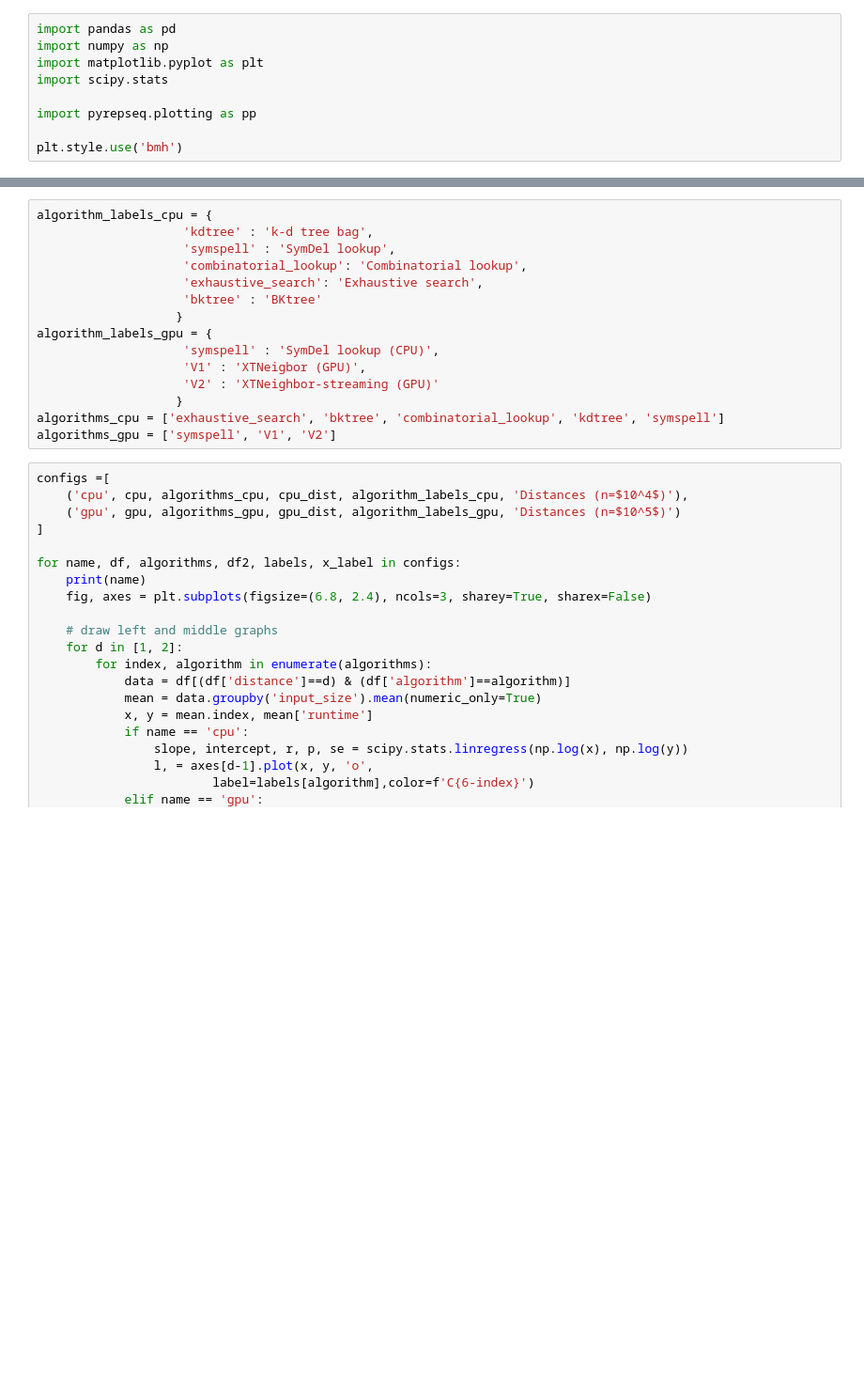
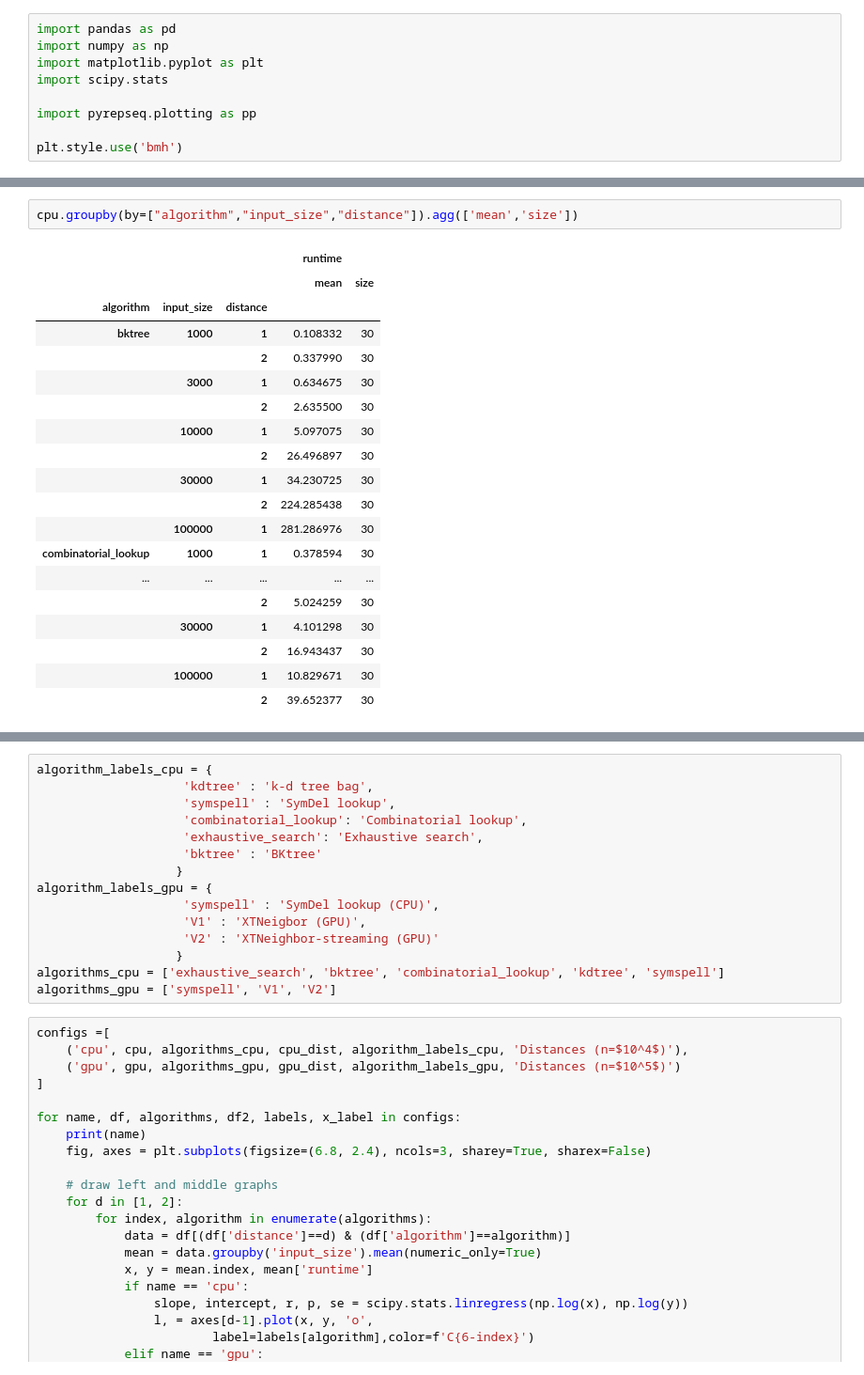
Before and after one commit to heartnetkung/XT-neighbor, a Jupyter notebook: pub/scaling_plots.ipynb, the cells around one changed output, grey strips where cells are left out. Shown: that part at 94% size. Cells and saved outputs as stored; diff of their text form; blank space fills up the shorter version.

```diff
--- a/pub/scaling_plots.ipynb
+++ b/pub/scaling_plots.ipynb
@@ -21,3 +21,25 @@ cpu.head()
+# %%
+cpu.groupby(by=["algorithm","input_size","distance"]).agg(['mean','size'])
+# %% [output]
+|  |  |  | runtime |  |
+|  |  |  | mean | size |
+| algorithm | input_size | distance |  |  |
+| bktree | 1000 | 1 | 0.108332 | 30 |
+|  |  | 2 | 0.337990 | 30 |
+|  | 3000 | 1 | 0.634675 | 30 |
+|  |  | 2 | 2.635500 | 30 |
+|  | 10000 | 1 | 5.097075 | 30 |
+|  |  | 2 | 26.496897 | 30 |
+|  | 30000 | 1 | 34.230725 | 30 |
+|  |  | 2 | 224.285438 | 30 |
+|  | 100000 | 1 | 281.286976 | 30 |
+| combinatorial_lookup | 1000 | 1 | 0.378594 | 30 |
+| ... | ... | ... | ... | ... |
+|  |  | 2 | 5.024259 | 30 |
+|  | 30000 | 1 | 4.101298 | 30 |
+|  |  | 2 | 16.943437 | 30 |
+|  | 100000 | 1 | 10.829671 | 30 |
+|  |  | 2 | 39.652377 | 30 |
 # %%
 gpu = pd.read_csv('../data/gpu_benchmark.csv', index_col=0)
 gpu = gpu[gpu['input_size']>10000]
```
Also changed, not shown: parts of 8 cells of this notebook, 1 other file.
